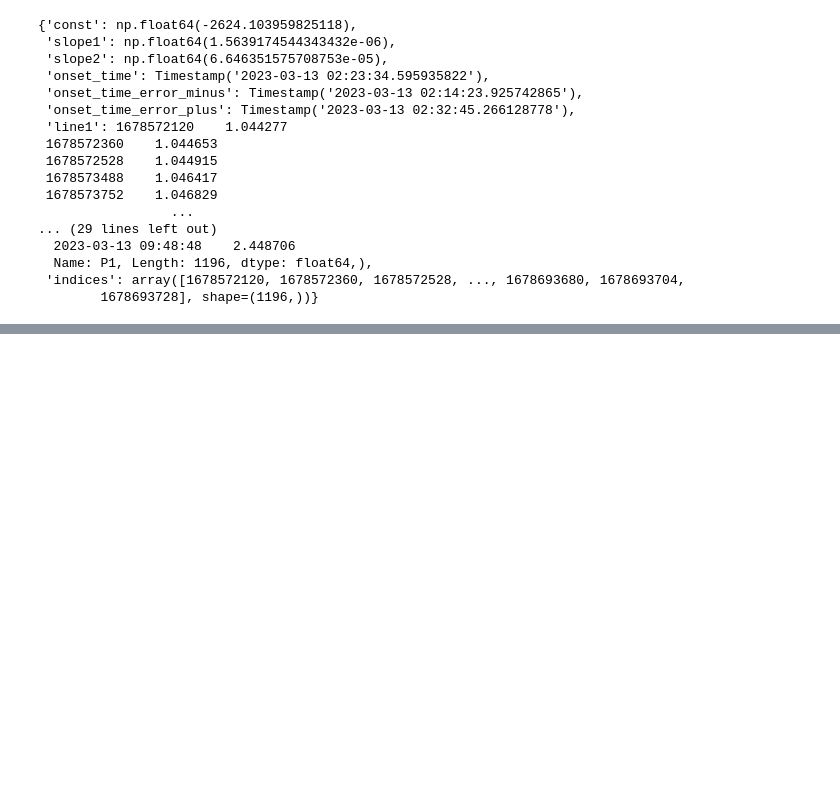
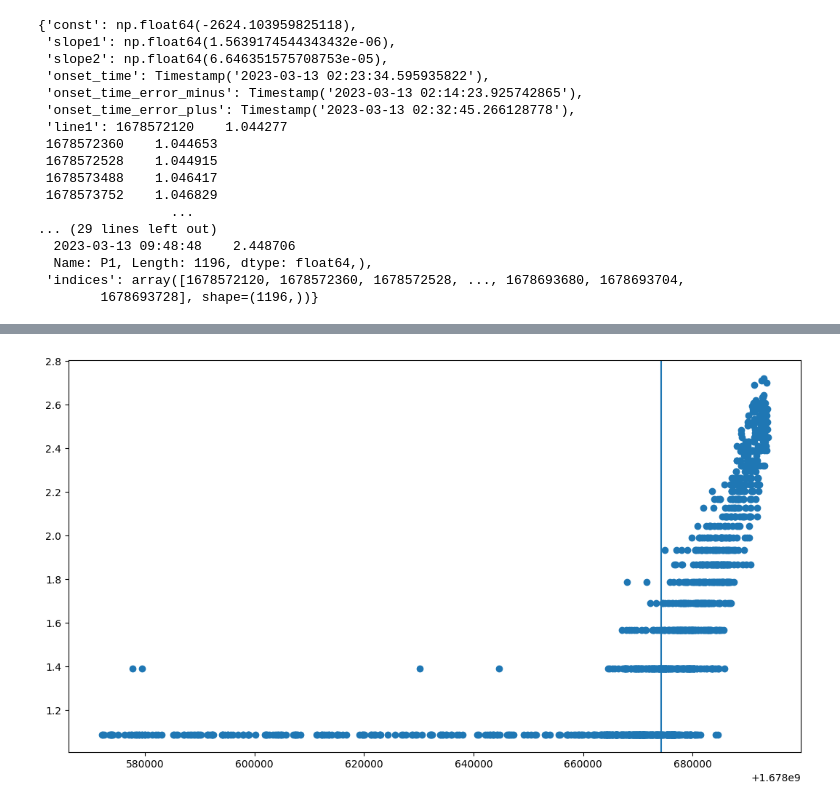
Before and after one commit to Christian-Palmroos/regression_onset_finders, a Jupyter notebook: advanced_testing.ipynb, the cells around one changed output, grey strips where cells are left out. Drawn from its saved outputs; the diff is of its cells as text; code cells hidden in the pictures; blank space fills up the shorter version.

```diff
--- a/advanced_testing.ipynb
+++ b/advanced_testing.ipynb
@@ -97,0 +137,2 @@ results
+# %%
+tresult1 = reg.break_regression(ints=results["series"][0].values, indices=results["indices"])
@@ -97,0 +159,6 @@ results
+# %%
+ax.axvline(x=tresult1["estimates"]["breakpoint1"]["estimate"])
+
+fig
+# %% [output]
+[figure, added]
```
Also changed, not shown: parts of 7 cells of this notebook, 2 other files.
